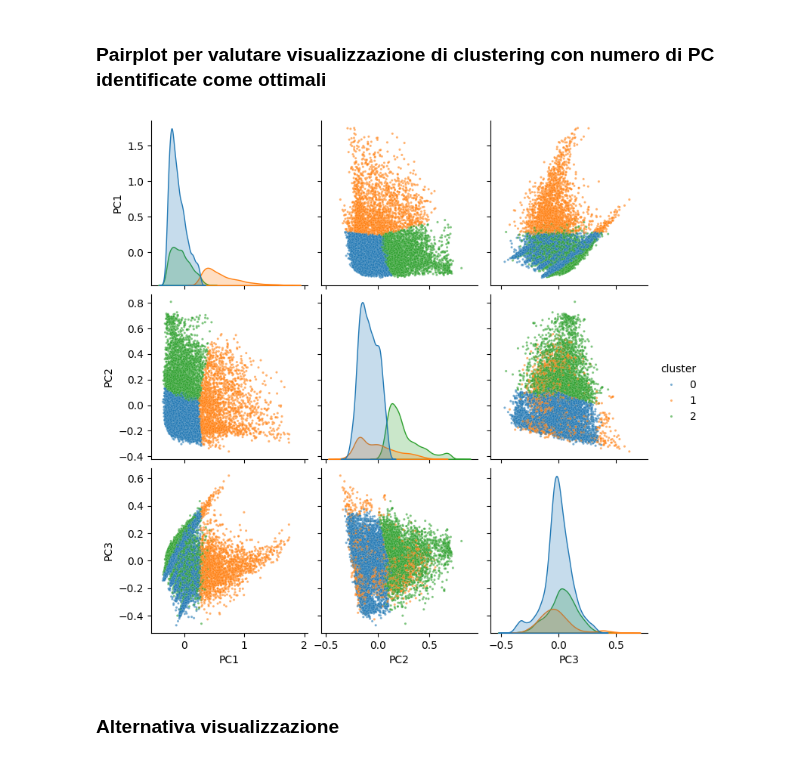
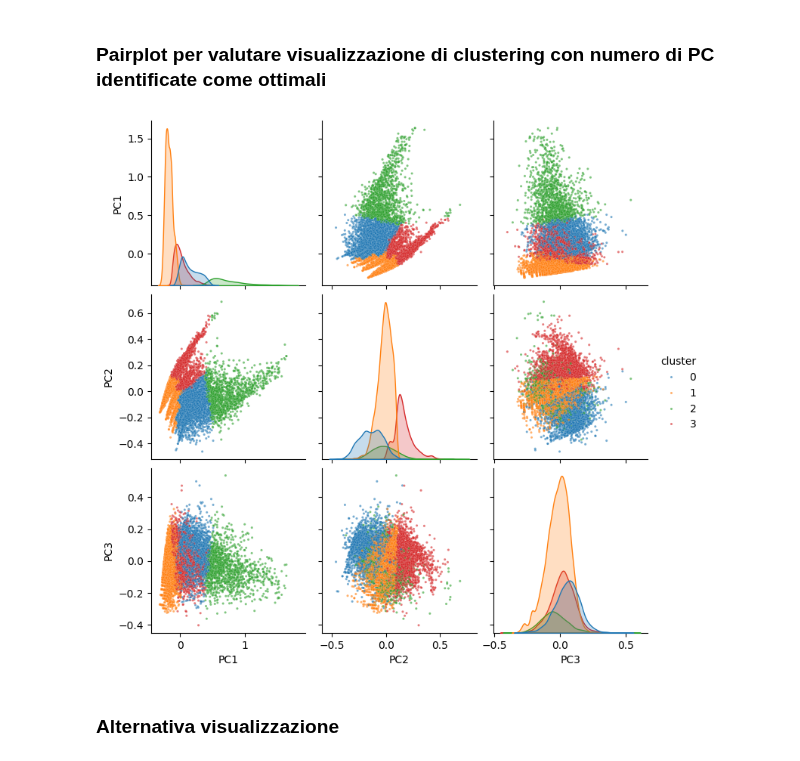
Before and after one commit to ChefBB/data_mining_1, a Jupyter notebook: code/clustering_k-means.ipynb, the cells around one changed output. Cells and saved outputs as stored; diff of their text form; code cells hidden in the pictures.

```diff
--- a/code/clustering_k-means.ipynb
+++ b/code/clustering_k-means.ipynb
@@ -51,13 +52,14 @@ pp_train = pp_train[pp_train["outlier"] != True]
 #                     "numRegions", "userReviewsTotal", "fill_runtimeMinutes"]].values
 
 numeric = pp_train[[
-                    "startYear",
+                    #"startYear",  #provo a toglierla al prossimo step
                     "numVotes",
                     "totalCredits",
                     "numRegions",
+                    #'rating',
                     "userReviewsTotal",
-                    # 'totalNominations',
-                    # 'totalMedia',
+                    #'totalNominations',
+                    'totalMedia',
                     "criticReviewsTotal",
                     #'fill_runtimeMinutes_Bruno'
                     ]].values
@@ -86,7 +88,7 @@ il ciclo for su k permette di identificare il best number of clusters da utilizz
 # %%
 sse_list = []
 
-for k in range(2, 51):
+for k in range(2, 11):
     kmeans = KMeans(n_clusters=k, n_init=10, max_iter=100)
     #kmeans.fit(X_scal)
     kmeans.fit(X_minmax)
@@ -94,7 +96,7 @@ for k in range(2, 51):
 # %%
 sil_list = []
 
-for k in range(2, 51):
+for k in range(2, 11):
     kmeans = KMeans(n_clusters=k, n_init=10, max_iter=100)
     #kmeans.fit(X_scal)
     kmeans.fit(X_minmax)
@@ -118,7 +136,7 @@ plt.tight_layout()
 # %% [markdown]
 ### Inizializzazione modello
 # %%
-kmeans = KMeans(n_clusters=4, n_init=10, max_iter=100, random_state=94) #inizializziamo algoritmo, fit it per lavorare sull'exact data
+kmeans = KMeans(n_clusters=3, n_init=10, max_iter=100, random_state=94) #inizializziamo algoritmo, fit it per lavorare sull'exact data
 #random_state: allows to have the same result
 
 #clusters = kmeans.fit_predict(X_scal)
@@ -291,39 +314,41 @@ def plot_pca_kmeans(df, features, n_components=5, n_clusters=4):
     # Applica K-Means sui dati preprocessati (X_scaled)
     kmeans = KMeans(n_clusters=n_clusters, random_state=42)
     clusters = kmeans.fit_predict(X_scaled)
 
     # Aggiungi i cluster come colonna al DataFrame delle componenti principali
     pca_df['cluster'] = clusters
 
     sns.pairplot(
         data=pca_df,
         vars=["PC1", "PC2", 'PC3'],
         hue="cluster",
         diag_kind="kde",
         palette="tab10",
         plot_kws={"s": 5, "alpha": 0.6, 'linewidth':0.1},
     )
 
     plt.show()
 
 features = [
-                    "startYear",
+                    #"startYear",  #provo a toglierla al prossimo step
                     "numVotes",
                     "totalCredits",
                     "numRegions",
+                    #'rating',
                     "userReviewsTotal",
-                    # 'totalNominations',
-                    'totalMedia',
-                    "criticReviewsTotal"
+                    #'totalNominations',
+                    #'totalMedia',
+                    "criticReviewsTotal",
+                    #'fill_runtimeMinutes_Bruno'
 ]
 
 
-plot_pca_kmeans(pp_train, features, n_components=3, n_clusters=3)
+plot_pca_kmeans(pp_train, features, n_components=3, n_clusters=4)
 
 
 # plt.savefig('C:\\Users\\Gagia\\Desktop\\progetto DM\\report_data_semantics\\plots\\pairplot_kmeans.png')
 # %% [output]
-[figure, old version]
+[figure, new version]
 # %% [markdown]
 ### Alternativa visualizzazione
 # %%
```
Also changed, not shown: parts of 11 cells of this notebook.
